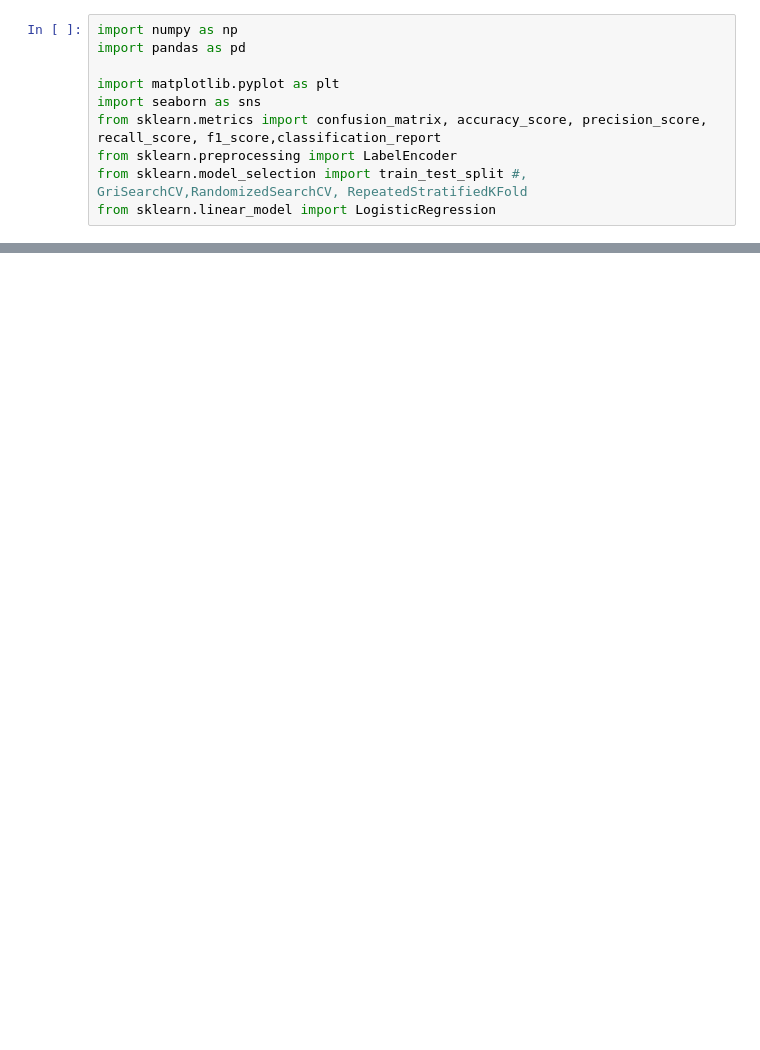
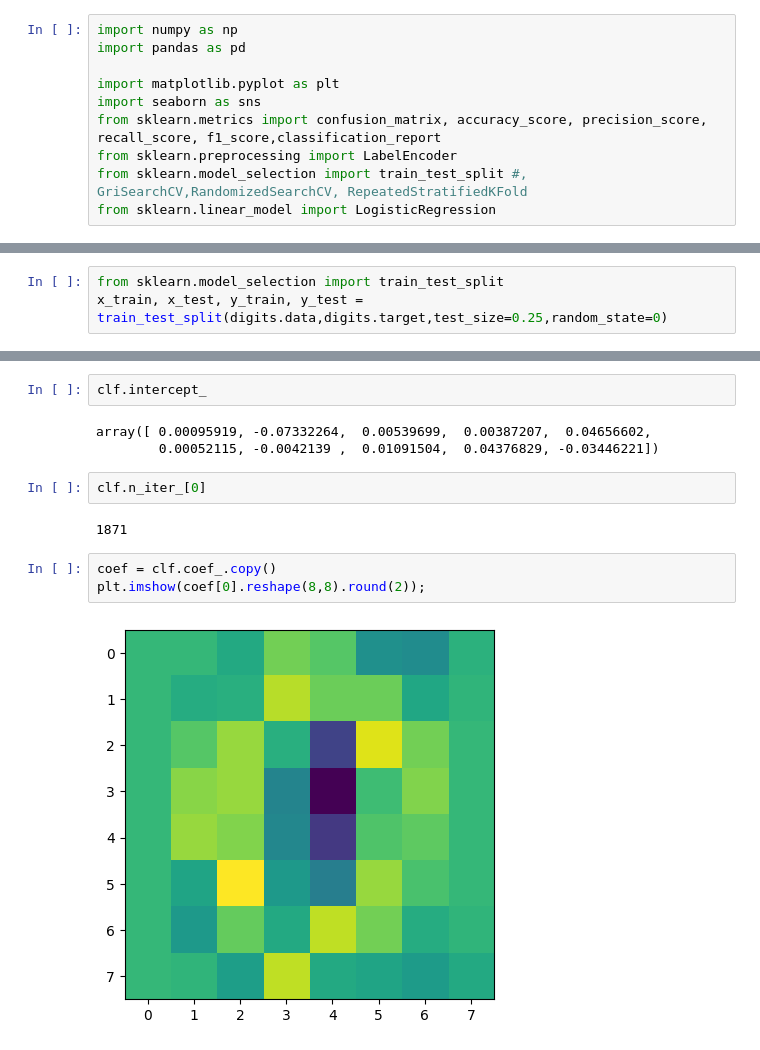
Before and after one commit to Abhiii52/Rollaball, a Jupyter notebook: chapter_appendix-tools-for-deep-learning/jupyter.ipynb, the cells around one changed output, grey strips where cells are left out. Drawn from its saved outputs; the diff is of its cells as text; blank space fills up the shorter version.

```diff
--- a/chapter_appendix-tools-for-deep-learning/jupyter.ipynb
+++ b/chapter_appendix-tools-for-deep-learning/jupyter.ipynb
@@ -367,0 +184,3 @@ Text(0.5, 1.0, 'Train Confusion Matrix')
+# %%
+from sklearn.model_selection import train_test_split
+x_train, x_test, y_train, y_test = train_test_split(digits.data,digits.target,test_size=0.25,random_state=0)
@@ -367,0 +237,14 @@ Text(0.5, 1.0, 'Train Confusion Matrix')
+# %%
+clf.intercept_
+# %% [output]
+array([ 0.00095919, -0.07332264,  0.00539699,  0.00387207,  0.04656602,
+        0.00052115, -0.0042139 ,  0.01091504,  0.04376829, -0.03446221])
+# %%
+clf.n_iter_[0]
+# %% [output]
+1871
+# %%
+coef = clf.coef_.copy()
+plt.imshow(coef[0].reshape(8,8).round(2));
+# %% [output]
+[figure, added]
```
Also changed, not shown: parts of 36 cells of this notebook.
